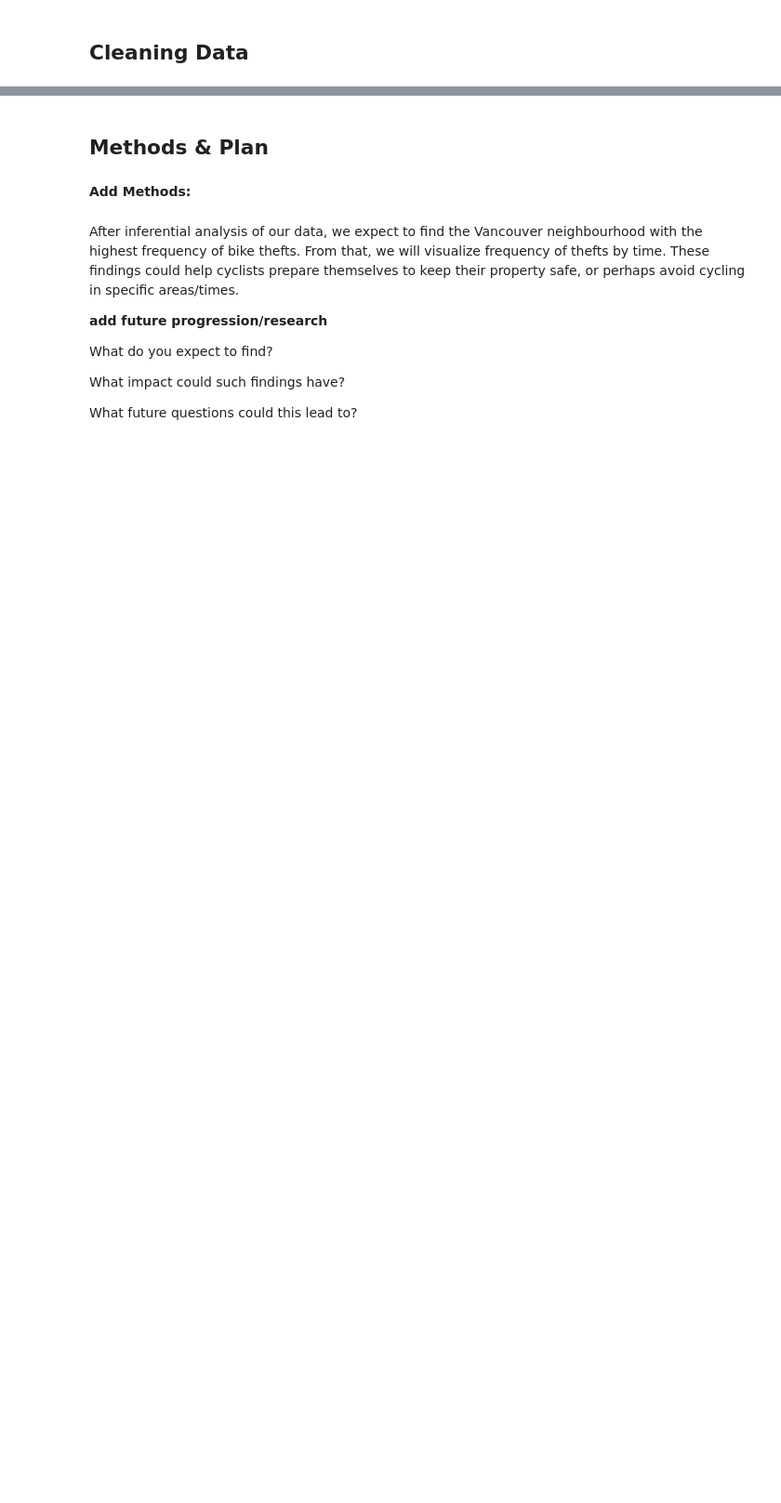
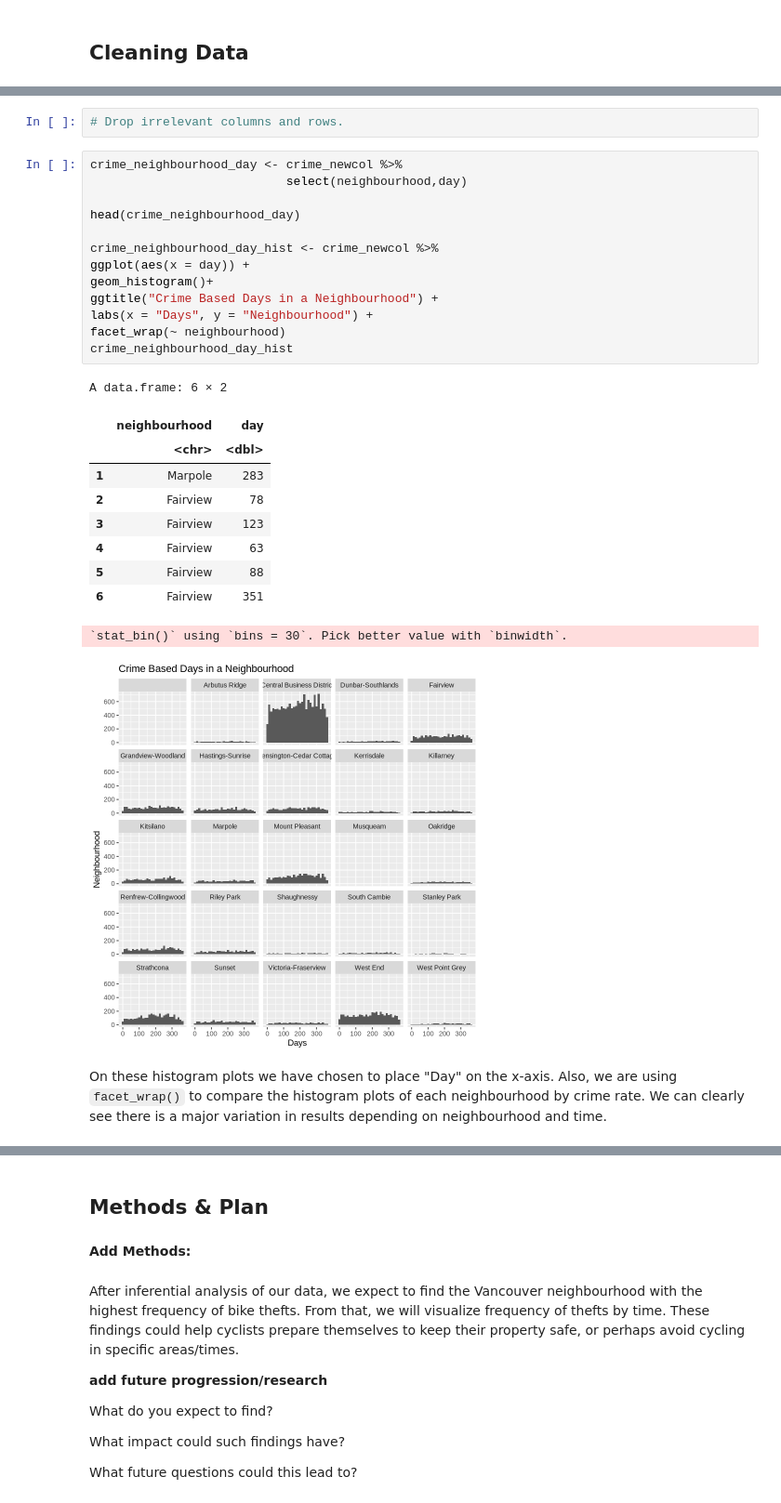
Before and after one commit to bc2003/STAT-201-High-5, a Jupyter notebook: Project Proposal (1).ipynb, the cells around one changed output, grey strips where cells are left out. Shown at 93% size. Drawn from its saved outputs; the diff is of its cells as text; blank space fills up the shorter version.

```diff
--- a/Project Proposal (1).ipynb
+++ b/Project Proposal (1).ipynb
@@ -92,0 +86,29 @@ A data.frame: 6 × 4
+# %%
+# Drop irrelevant columns and rows.
+# %%
+crime_neighbourhood_day <- crime_newcol %>%
+                           select(neighbourhood,day)
+
+head(crime_neighbourhood_day)
+
+crime_neighbourhood_day_hist <- crime_newcol %>%
+ggplot(aes(x = day)) +
+geom_histogram()+
+ggtitle("Crime Based Days in a Neighbourhood") +
+labs(x = "Days", y = "Neighbourhood") +
+facet_wrap(~ neighbourhood)
+crime_neighbourhood_day_hist
+# %% [output]
+A data.frame: 6 × 2
+|  | neighbourhood | day |
+|  | <chr> | <dbl> |
+| 1 | Marpole | 283 |
+| 2 | Fairview | 78 |
+| 3 | Fairview | 123 |
+| 4 | Fairview | 63 |
+| 5 | Fairview | 88 |
+| 6 | Fairview | 351 |
+`stat_bin()` using `bins = 30`. Pick better value with `binwidth`.
+[figure, added]
+# %% [markdown]
+On these histogram plots we have chosen to place "Day" on the x-axis. Also, we are using `facet_wrap()` to compare the histogram plots of each neighbourhood by crime rate. We can clearly see there is a major variation in results depending on neighbourhood and time.
```
Also changed, not shown: parts of 4 cells of this notebook.
